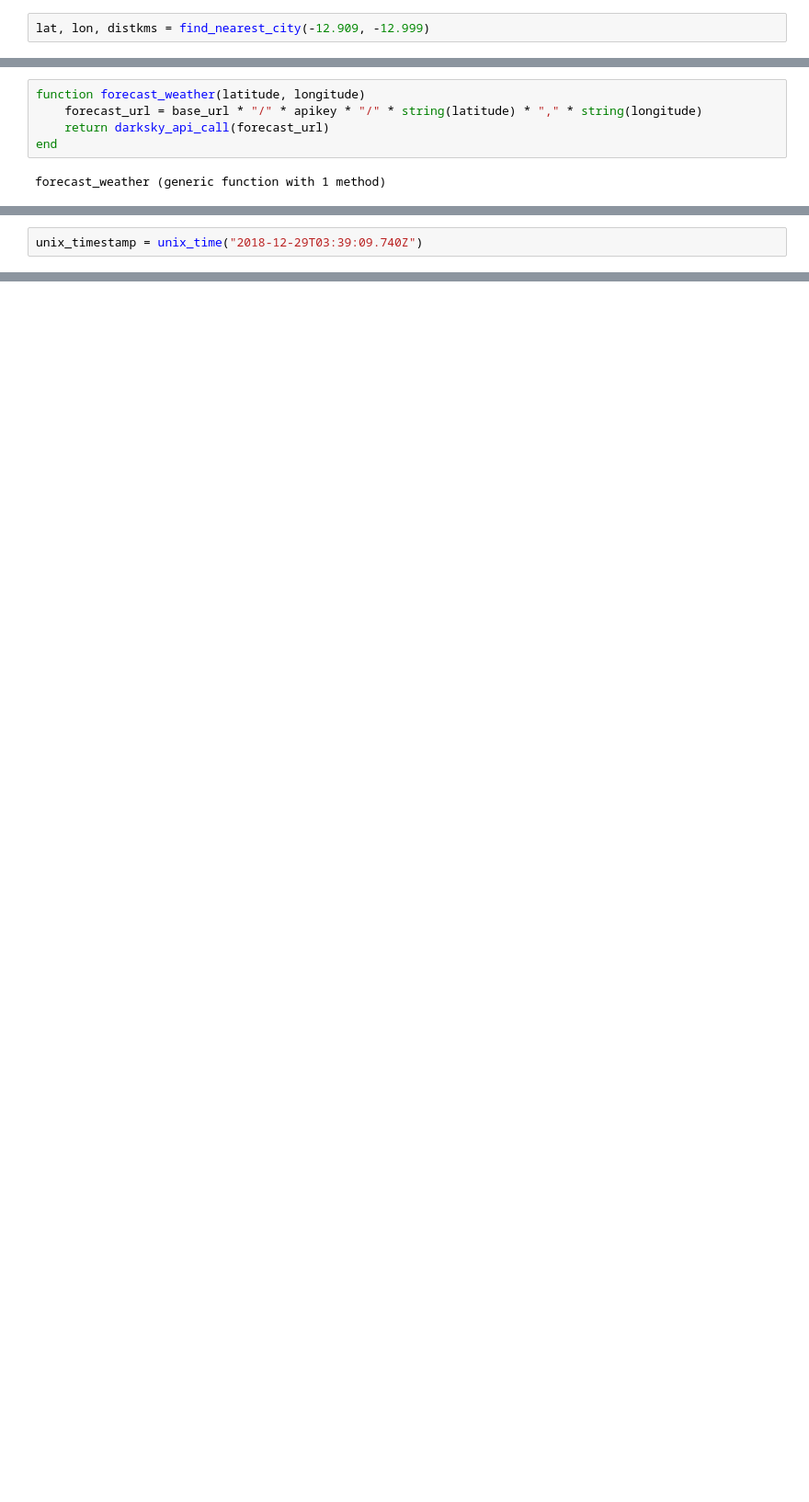
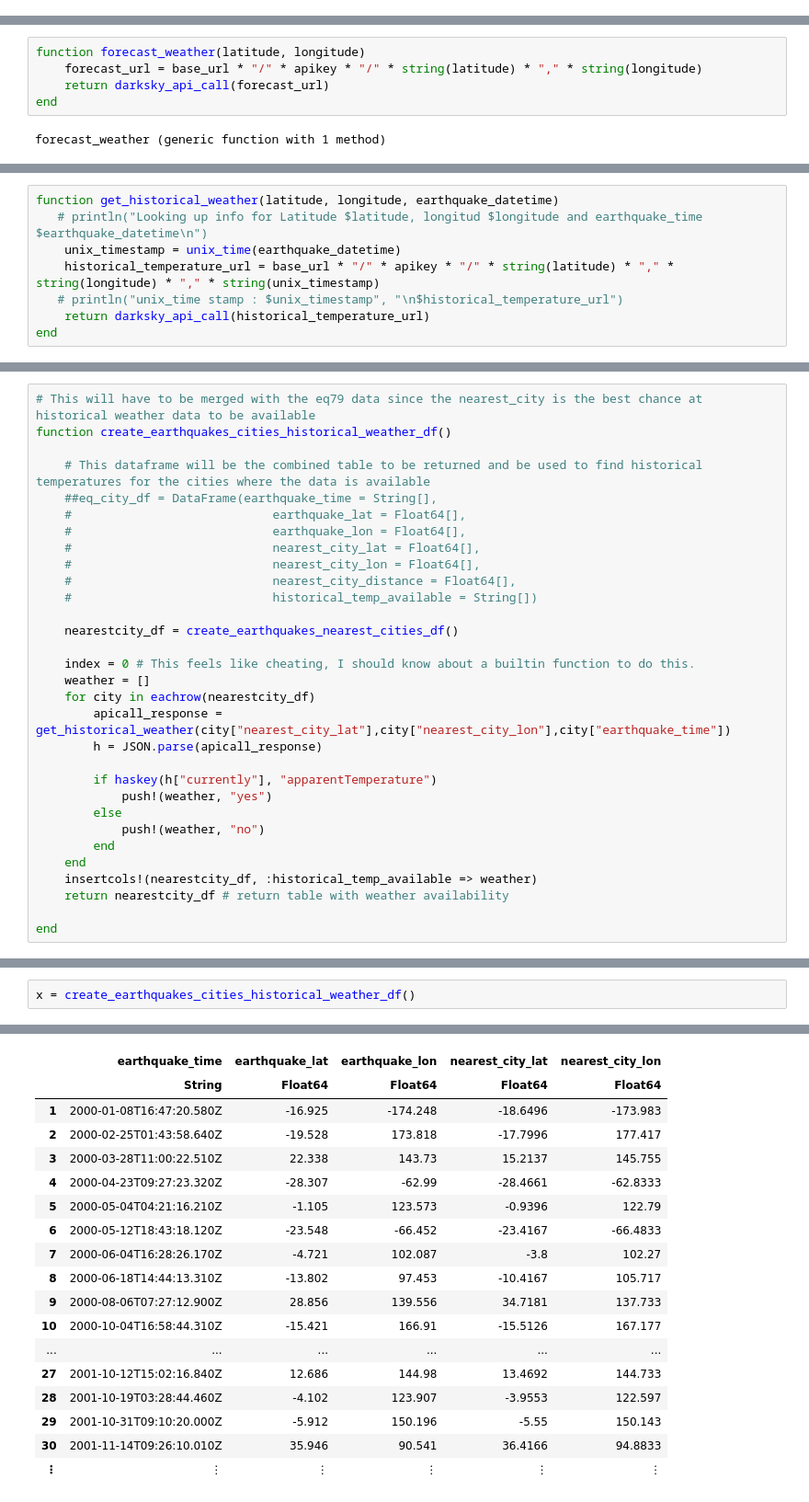
Before and after one commit to tzunun/iono2, a Jupyter notebook: julia_scripts/julia_get_weather_data.ipynb, the cells around one changed output, grey strips where cells are left out. Shown: that part at 92% size. Drawn from its saved outputs; the diff is of its cells as text; blank space fills up the shorter version.

Commit message:
Identified for which earthquakes the historical temp data is available.

```diff
--- a/julia_scripts/julia_get_weather_data.ipynb
+++ b/julia_scripts/julia_get_weather_data.ipynb
@@ -152,2 +134,0 @@ find_nearest_city (generic function with 1 method)
-# %%
-lat, lon, distkms = find_nearest_city(-12.909, -12.999)
@@ -243,2 +141,0 @@ haskey(f["currently"], "apparentTemperature")
-# %%
-unix_timestamp = unix_time("2018-12-29T03:39:09.740Z")
@@ -264,0 +142,8 @@ end
+# %%
+function get_historical_weather(latitude, longitude, earthquake_datetime)
+   # println("Looking up info for Latitude $latitude, longitud $longitude and earthquake_time $earthquake_datetime\n")
+    unix_timestamp = unix_time(earthquake_datetime)
+    historical_temperature_url = base_url * "/" * apikey * "/" * string(latitude) * "," * string(longitude) * "," * string(unix_timestamp)
+   # println("unix_time stamp : $unix_timestamp", "\n$historical_temperature_url")
+    return darksky_api_call(historical_temperature_url)
+end
@@ -264,0 +201,31 @@ end
+# %%
+# This will have to be merged with the eq79 data since the nearest_city is the best chance at historical weather data to be available
+function create_earthquakes_cities_historical_weather_df()
+
+    # This dataframe will be the combined table to be returned and be used to find historical temperatures for the cities where the data is available
+    ##eq_city_df = DataFrame(earthquake_time = String[],
+    #                            earthquake_lat = Float64[],
+    #                            earthquake_lon = Float64[],
+    #                            nearest_city_lat = Float64[],
+    #                            nearest_city_lon = Float64[],
+    #                            nearest_city_distance = Float64[],
+    #                            historical_temp_available = String[])
+
+    nearestcity_df = create_earthquakes_nearest_cities_df()
+
+    index = 0 # This feels like cheating, I should know about a builtin function to do this.
+    weather = []
+    for city in eachrow(nearestcity_df)
+        apicall_response = get_historical_weather(city["nearest_city_lat"],city["nearest_city_lon"],city["earthquake_time"])
+        h = JSON.parse(apicall_response)
+
+        if haskey(h["currently"], "apparentTemperature")
+            push!(weather, "yes")
+        else
+            push!(weather, "no")
+        end
+    end
+    insertcols!(nearestcity_df, :historical_temp_available => weather)
+    return nearestcity_df # return table with weather availability
+
+end
@@ -264,0 +234,3 @@ end
+# %%
+x = create_earthquakes_cities_historical_weather_df()
+# %% [output]
@@ -264,0 +238,18 @@ end
+|  | earthquake_time | earthquake_lat | earthquake_lon | nearest_city_lat | nearest_city_lon |
+|  | String | Float64 | Float64 | Float64 | Float64 |
+| 1 | 2000-01-08T16:47:20.580Z | -16.925 | -174.248 | -18.6496 | -173.983 |
+| 2 | 2000-02-25T01:43:58.640Z | -19.528 | 173.818 | -17.7996 | 177.417 |
+| 3 | 2000-03-28T11:00:22.510Z | 22.338 | 143.73 | 15.2137 | 145.755 |
+| 4 | 2000-04-23T09:27:23.320Z | -28.307 | -62.99 | -28.4661 | -62.8333 |
+| 5 | 2000-05-04T04:21:16.210Z | -1.105 | 123.573 | -0.9396 | 122.79 |
+| 6 | 2000-05-12T18:43:18.120Z | -23.548 | -66.452 | -23.4167 | -66.4833 |
+| 7 | 2000-06-04T16:28:26.170Z | -4.721 | 102.087 | -3.8 | 102.27 |
+| 8 | 2000-06-18T14:44:13.310Z | -13.802 | 97.453 | -10.4167 | 105.717 |
+| 9 | 2000-08-06T07:27:12.900Z | 28.856 | 139.556 | 34.7181 | 137.733 |
+| 10 | 2000-10-04T16:58:44.310Z | -15.421 | 166.91 | -15.5126 | 167.177 |
+| ... | ... | ... | ... | ... | ... |
+| 27 | 2001-10-12T15:02:16.840Z | 12.686 | 144.98 | 13.4692 | 144.733 |
+| 28 | 2001-10-19T03:28:44.460Z | -4.102 | 123.907 | -3.9553 | 122.597 |
+| 29 | 2001-10-31T09:10:20.000Z | -5.912 | 150.196 | -5.55 | 150.143 |
+| 30 | 2001-11-14T09:26:10.010Z | 35.946 | 90.541 | 36.4166 | 94.8833 |
+| ⋮ | ⋮ | ⋮ | ⋮ | ⋮ | ⋮ |
```
Also changed, not shown: parts of 29 cells of this notebook.
